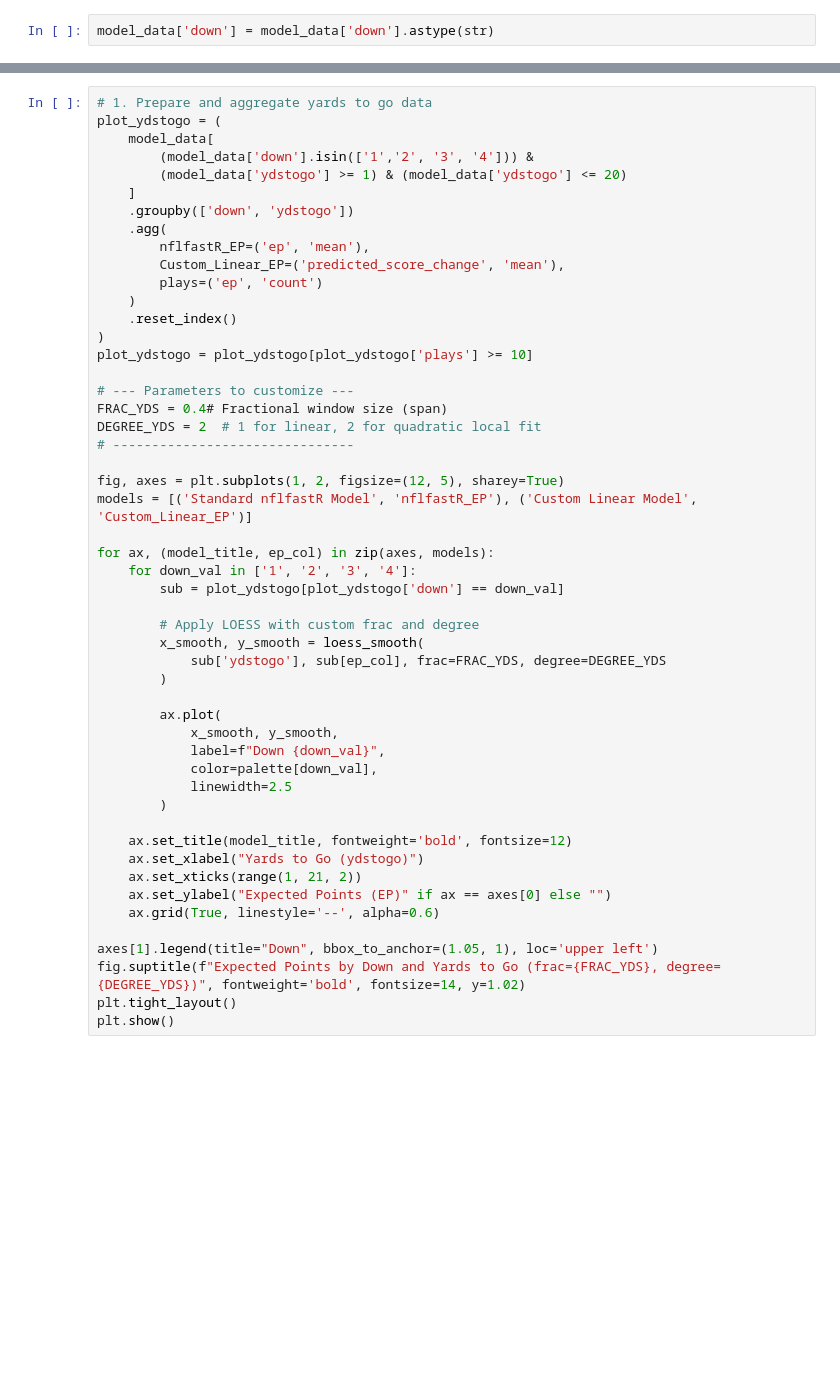
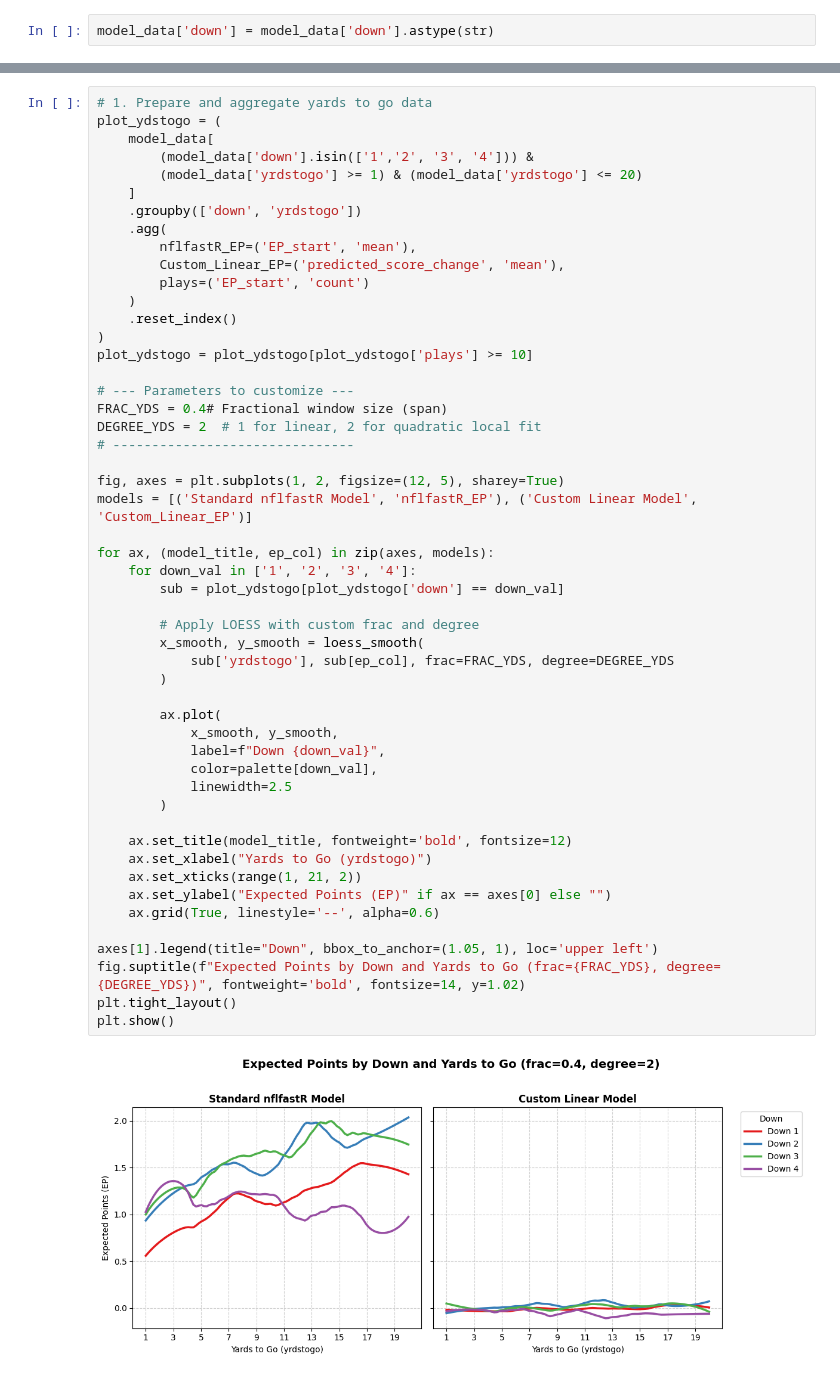
Before and after one commit to ahaze65/SPOA_4001_Homework_2, a Jupyter notebook: HW2_Question_1.ipynb, the cells around one changed output, grey strips where cells are left out. Saved outputs shown, nothing was run; the diff lists cells and outputs as text; blank space fills up the shorter version.

```diff
--- a/HW2_Question_1.ipynb
+++ b/HW2_Question_1.ipynb
@@ -395,13 +451,13 @@ def loess_smooth(x, y, frac=0.25, degree=1):
 plot_ydstogo = (
     model_data[
         (model_data['down'].isin(['1','2', '3', '4'])) &
-        (model_data['ydstogo'] >= 1) & (model_data['ydstogo'] <= 20)
+        (model_data['yrdstogo'] >= 1) & (model_data['yrdstogo'] <= 20)
     ]
-    .groupby(['down', 'ydstogo'])
+    .groupby(['down', 'yrdstogo'])
     .agg(
-        nflfastR_EP=('ep', 'mean'),
+        nflfastR_EP=('EP_start', 'mean'),
         Custom_Linear_EP=('predicted_score_change', 'mean'),
-        plays=('ep', 'count')
+        plays=('EP_start', 'count')
     )
     .reset_index()
 )
@@ -412,32 +468,34 @@ FRAC_YDS = 0.4# Fractional window size (span)
 DEGREE_YDS = 2  # 1 for linear, 2 for quadratic local fit
 # -------------------------------
 
 fig, axes = plt.subplots(1, 2, figsize=(12, 5), sharey=True)
 models = [('Standard nflfastR Model', 'nflfastR_EP'), ('Custom Linear Model', 'Custom_Linear_EP')]
 
 for ax, (model_title, ep_col) in zip(axes, models):
     for down_val in ['1', '2', '3', '4']:
         sub = plot_ydstogo[plot_ydstogo['down'] == down_val]
 
         # Apply LOESS with custom frac and degree
         x_smooth, y_smooth = loess_smooth(
-            sub['ydstogo'], sub[ep_col], frac=FRAC_YDS, degree=DEGREE_YDS
+            sub['yrdstogo'], sub[ep_col], frac=FRAC_YDS, degree=DEGREE_YDS
         )
 
         ax.plot(
             x_smooth, y_smooth,
             label=f"Down {down_val}",
             color=palette[down_val],
             linewidth=2.5
         )
 
     ax.set_title(model_title, fontweight='bold', fontsize=12)
-    ax.set_xlabel("Yards to Go (ydstogo)")
+    ax.set_xlabel("Yards to Go (yrdstogo)")
     ax.set_xticks(range(1, 21, 2))
     ax.set_ylabel("Expected Points (EP)" if ax == axes[0] else "")
     ax.grid(True, linestyle='--', alpha=0.6)
 
 axes[1].legend(title="Down", bbox_to_anchor=(1.05, 1), loc='upper left')
 fig.suptitle(f"Expected Points by Down and Yards to Go (frac={FRAC_YDS}, degree={DEGREE_YDS})", fontweight='bold', fontsize=14, y=1.02)
 plt.tight_layout()
 plt.show()
+# %% [output]
+[figure, added]
```
Also changed, not shown: parts of 11 cells of this notebook.
